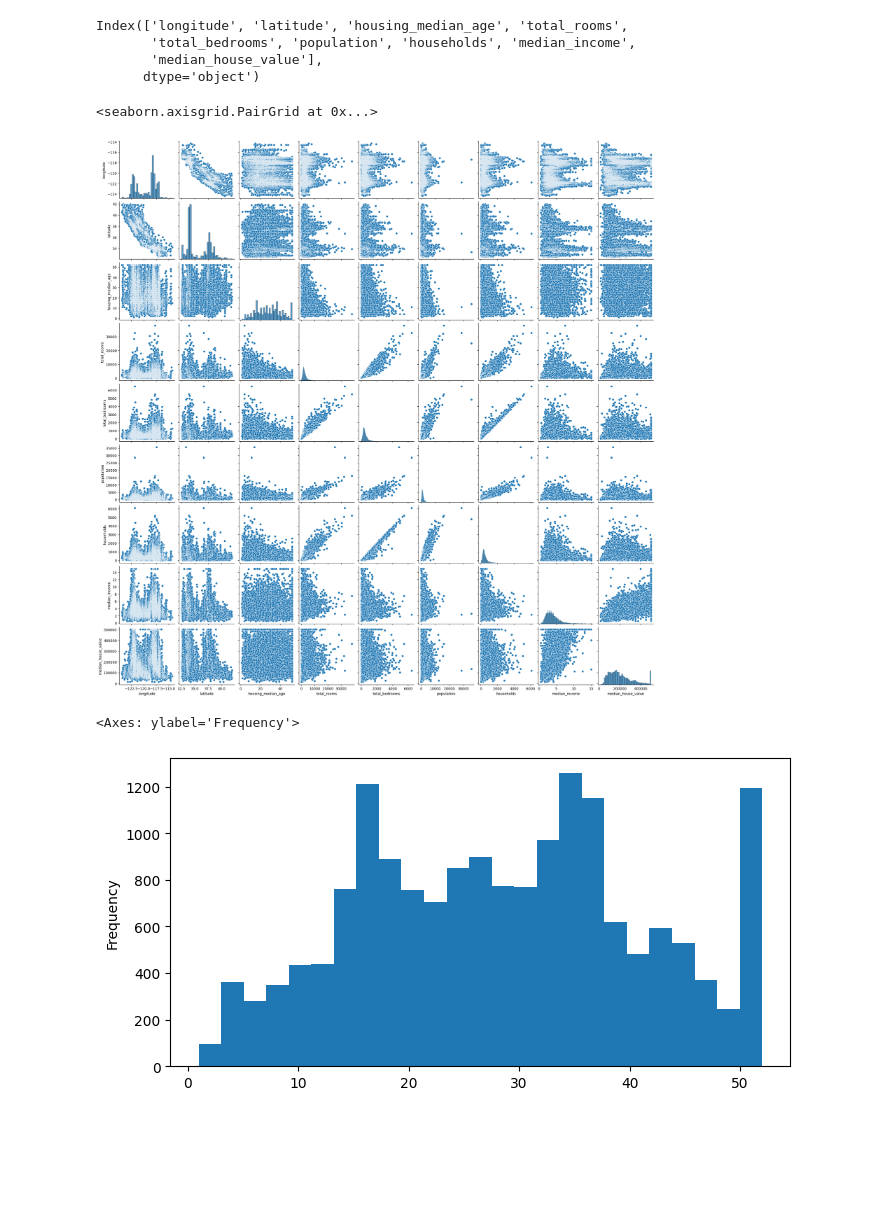
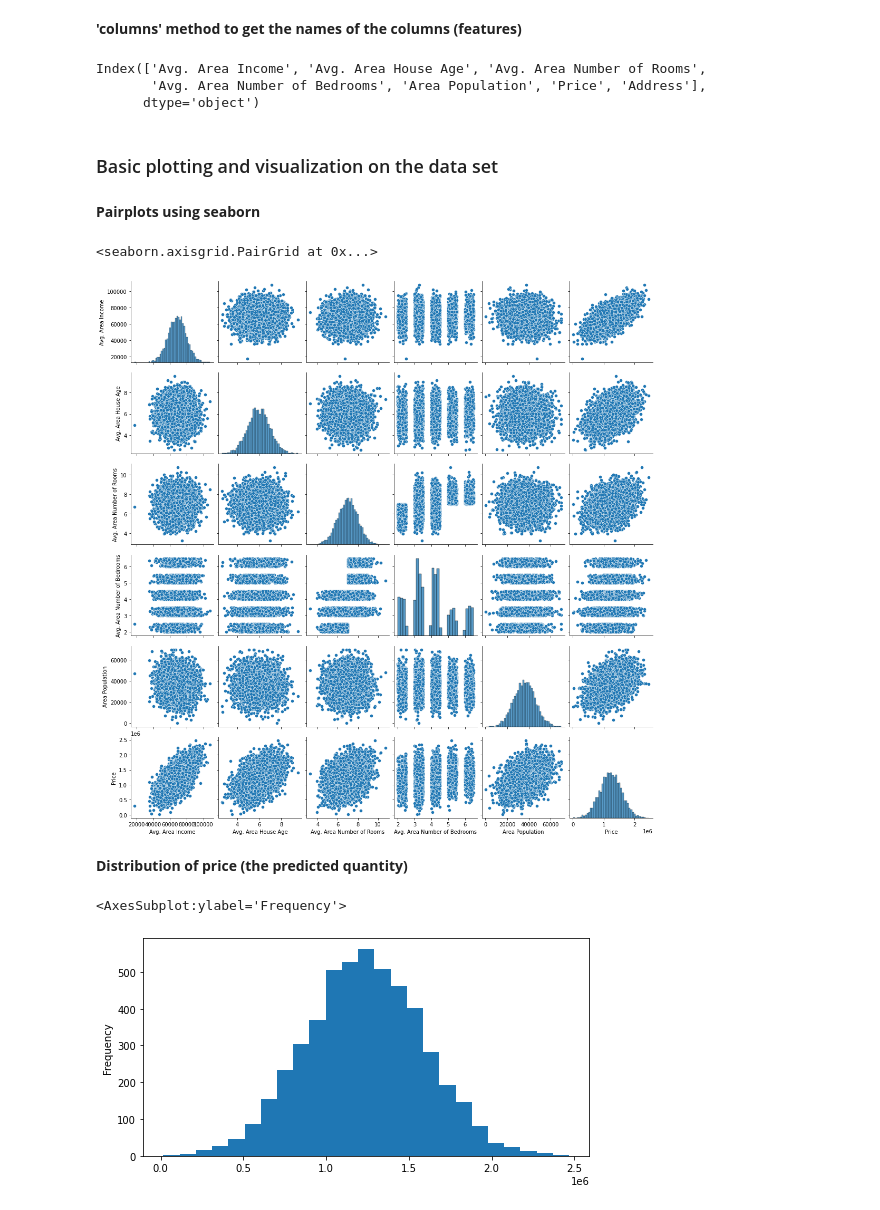
Before and after one commit to ShaikNishaaj/AIML-2303A51613, a Jupyter notebook: Lab04.ipynb, the cells around one changed output. Saved outputs shown, nothing was run; the diff lists cells and outputs as text; code cells hidden in the pictures; blank space fills up the shorter version.

```diff
--- a/Lab04.ipynb
+++ b/Lab04.ipynb
@@ -11,6 +13,6 @@ import matplotlib.pyplot as plt
 import seaborn as sns
 %matplotlib inline
 # %%
-df = pd.read_csv("/content/sample_data/california_housing_train.csv")
+df = pd.read_csv("USA_Housing.csv")
 df.head()
 # %% [output]
@@ -42,18 +62,25 @@ memory usage: 1.2 MB
+# %% [markdown]
+**'columns' method to get the names of the columns (features)**
 # %%
 df.columns
 # %% [output]
-Index(['longitude', 'latitude', 'housing_median_age', 'total_rooms',
-       'total_bedrooms', 'population', 'households', 'median_income',
-       'median_house_value'],
+Index(['Avg. Area Income', 'Avg. Area House Age', 'Avg. Area Number of Rooms',
+       'Avg. Area Number of Bedrooms', 'Area Population', 'Price', 'Address'],
       dtype='object')
+# %% [markdown]
+### Basic plotting and visualization on the data set
+# %% [markdown]
+**Pairplots using seaborn**
 # %%
 sns.pairplot(df)
 # %% [output]
 <seaborn.axisgrid.PairGrid at 0x...>
-[figure, old version]
+[figure, new version]
+# %% [markdown]
+**Distribution of price (the predicted quantity)**
 # %%
-df['housing_median_age'].plot.hist(bins=25,figsize=(8,4))
+df['Price'].plot.hist(bins=25,figsize=(8,4))
 # %% [output]
-<Axes: ylabel='Frequency'>
+<AxesSubplot:ylabel='Frequency'>
-[figure, old version]
+[figure, new version]
 # %%
```
Also changed, not shown: parts of 59 cells of this notebook.
